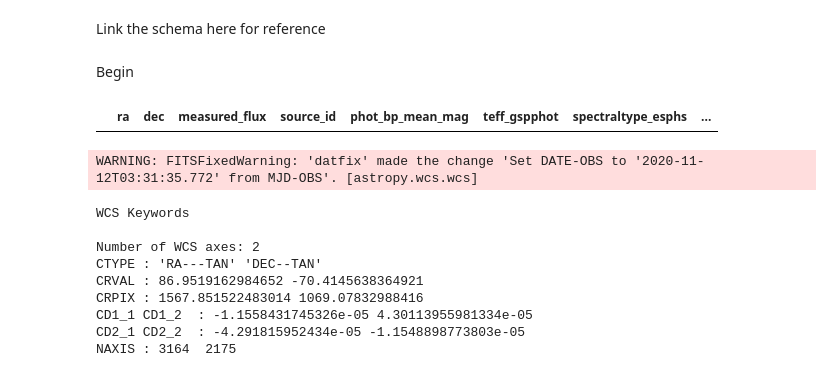
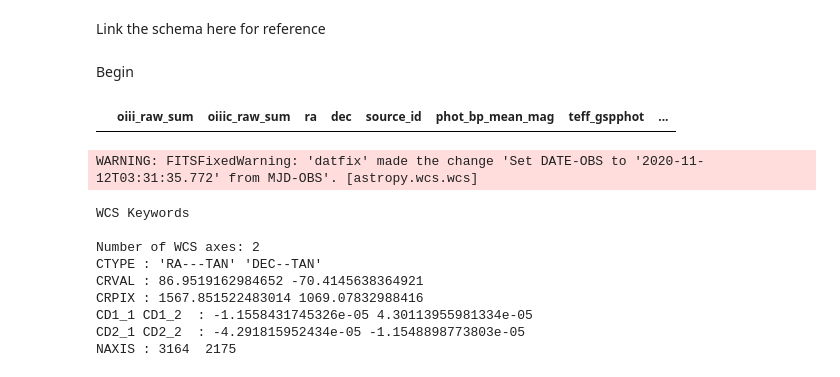
Before and after one commit to pirgalim/SNR-0548-70.4, a Jupyter notebook: calibration_catalogue.ipynb, the cells around one changed output. Cells and saved outputs as stored; diff of their text form; code cells hidden in the pictures.

```diff
--- a/calibration_catalogue.ipynb
+++ b/calibration_catalogue.ipynb
@@ -21,24 +25,30 @@ from photutils.detection import DAOStarFinder
 # %%
 # create the master calibration table
 
 cal_table = QTable()
 
+# dao params
+
+cal_table["oiii_raw_sum"] = [] * u.electron / u.s
+cal_table["oiiic_raw_sum"] = [] * u.electron / u.s
+
+# cal_table["simulated_flux"] = [] * u.photon / u.s
+
+# gaia params
 cal_table["ra"] = [] * u.deg
 cal_table["dec"] = [] * u.deg
-cal_table["measured_flux"] = [] * u.electron / u.s
-
 cal_table["source_id"] = []
 cal_table["phot_bp_mean_mag"] = []
 cal_table["teff_gspphot"] = [] * u.K
 cal_table["spectraltype_esphs"] = []
-cal_table["simulated_flux"] = [] * u.photon / u.s
+
 
 cal_table["flux_ratio"] = []
 
 df = cal_table.to_pandas()
 df
 # %% [output]
-|  | ra | dec | measured_flux | source_id | phot_bp_mean_mag | teff_gspphot | spectraltype_esphs | ... |
+|  | oiii_raw_sum | oiiic_raw_sum | ra | dec | source_id | phot_bp_mean_mag | teff_gspphot | ... |
 # %%
 # open the images
 oiii_hdu = fits.open("images/normalized_OIII.fits")
```
Also changed, not shown: parts of 3 cells of this notebook.
